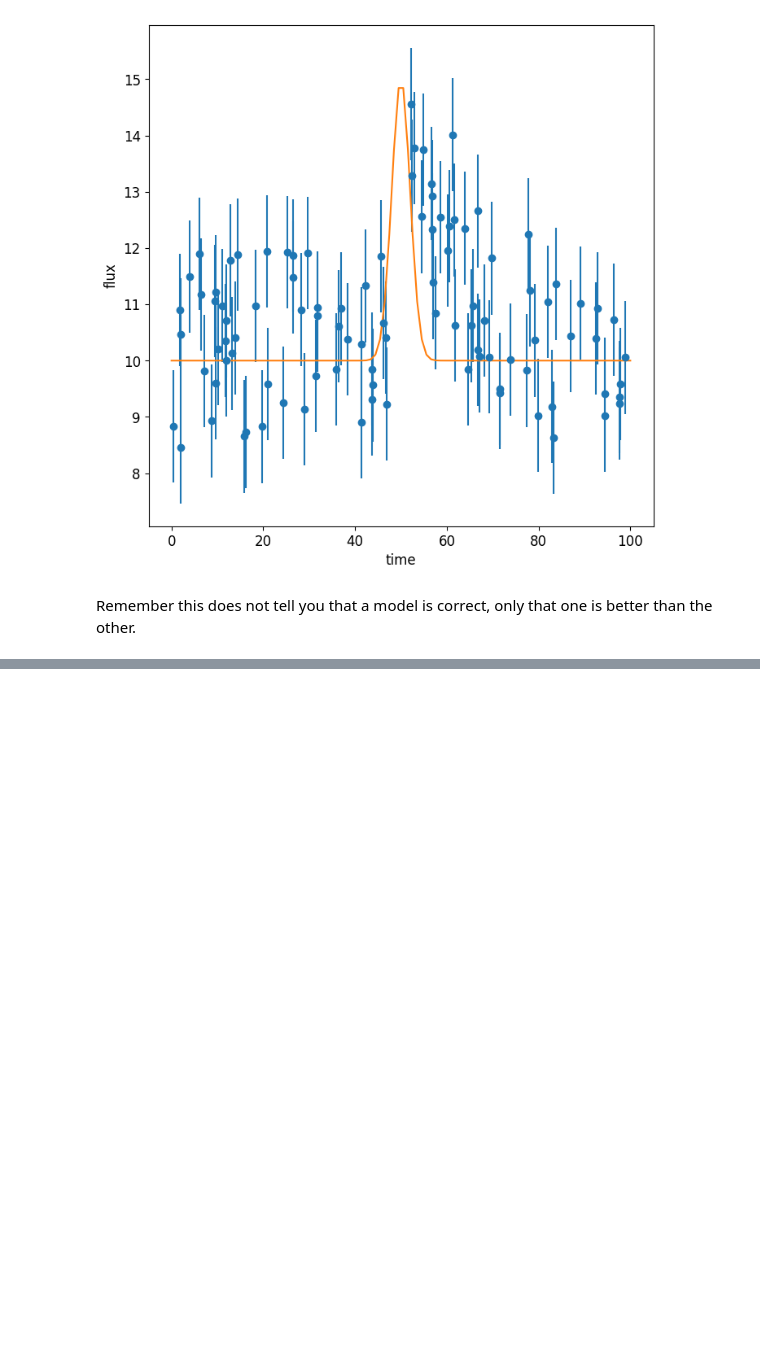
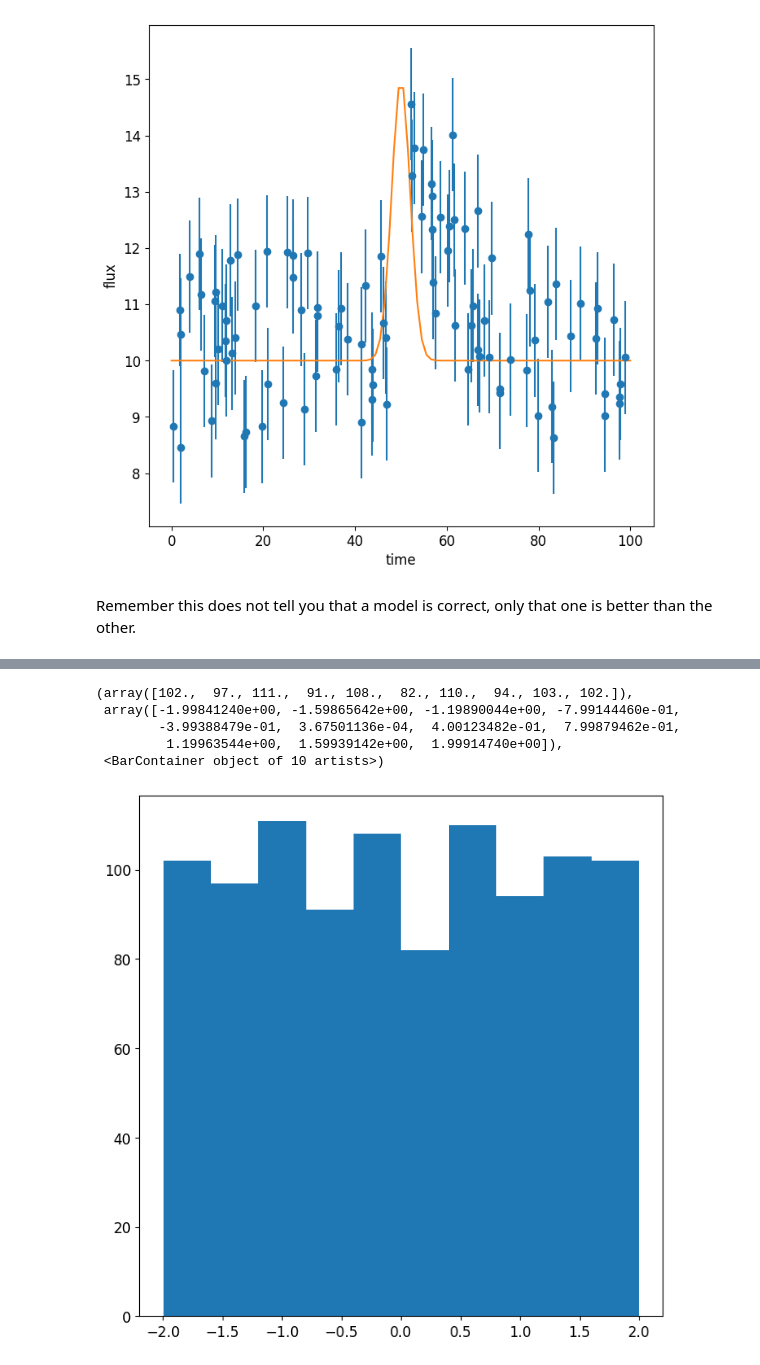
Before and after one commit to dgerosa/astrostatistics_bicocca_2024, a Jupyter notebook: solutions/S11_transient2.ipynb, the cells around one changed output, grey strips where cells are left out. Drawn from its saved outputs; the diff is of its cells as text; code cells hidden in the pictures; blank space fills up the shorter version.

```diff
--- a/solutions/S11_transient2.ipynb
+++ b/solutions/S11_transient2.ipynb
@@ -207,0 +241,11 @@ Remember this does not tell you that a model is correct, only that one is better
+# %%
+y=scipy.stats.loguniform.ppf(np.random.uniform(0,1,1000),sigmaWmin,sigmaWmax)
+# %%
+plt.hist(np.log(y))
+# %% [output]
+(array([102.,  97., 111.,  91., 108.,  82., 110.,  94., 103., 102.]),
+ array([-1.99841240e+00, -1.59865642e+00, -1.19890044e+00, -7.99144460e-01,
+        -3.99388479e-01,  3.67501136e-04,  4.00123482e-01,  7.99879462e-01,
+         1.19963544e+00,  1.59939142e+00,  1.99914740e+00]),
+ <BarContainer object of 10 artists>)
+[figure, added]
```
Also changed, not shown: parts of 17 cells of this notebook, 1 other file.
